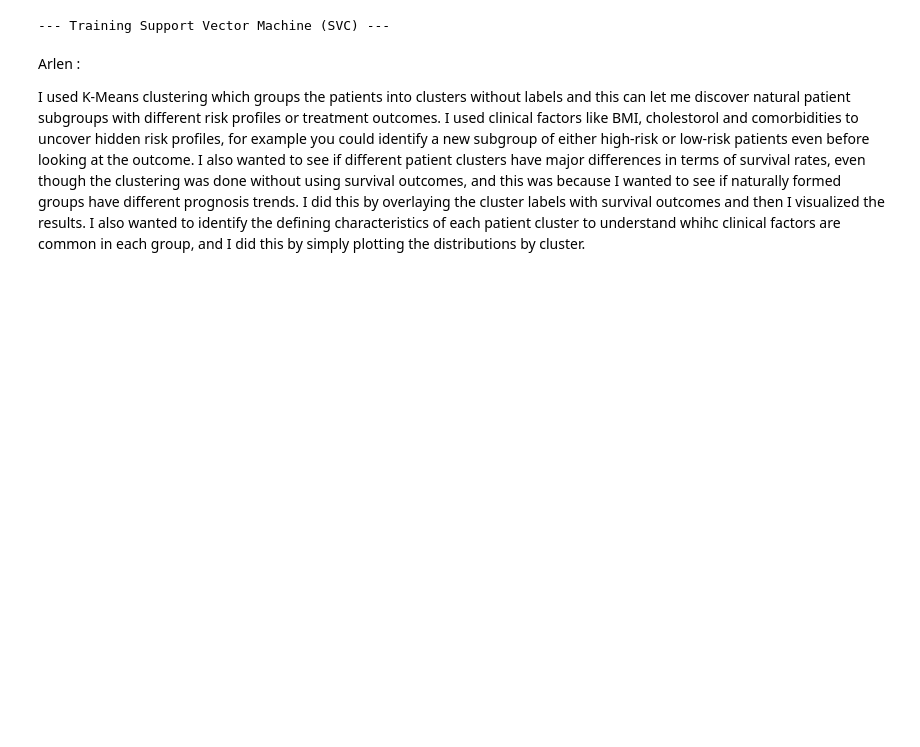
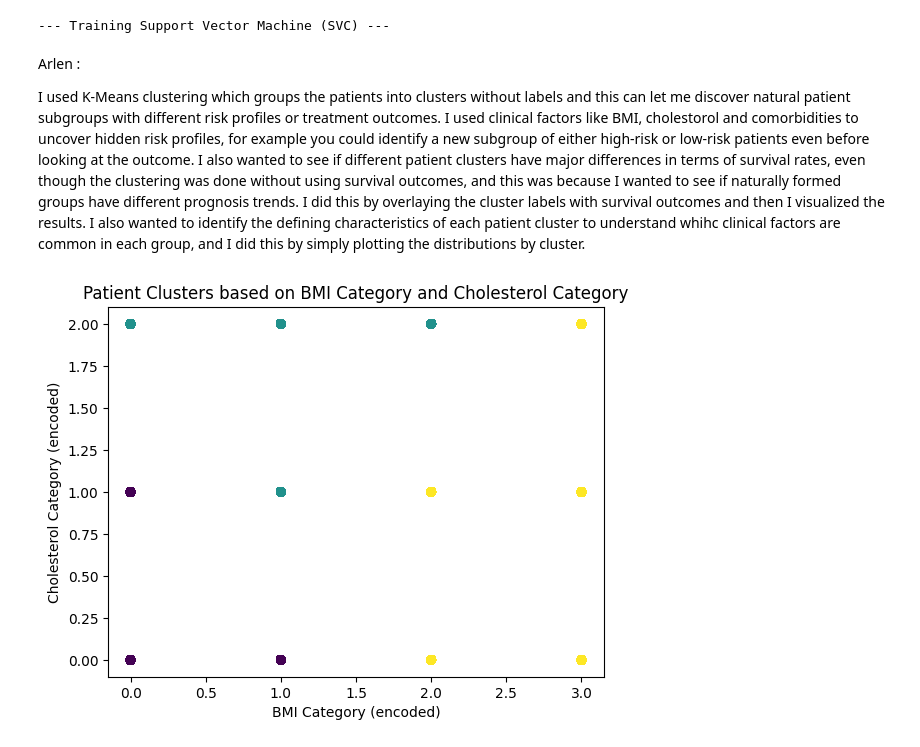
Before and after one commit to Campeon254/DataMining_GroupProject_-Calvin-Tanveer-Samantha-Patricia-Susan-Arlen-, a Jupyter notebook: notebooks/3_data_mining.ipynb, the cells around one changed output. Saved outputs shown, nothing was run; the diff lists cells and outputs as text; code cells hidden in the pictures; blank space fills up the shorter version.

```diff
--- a/notebooks/3_data_mining.ipynb
+++ b/notebooks/3_data_mining.ipynb
@@ -271,10 +272,21 @@ df['gender'] = label_enc.fit_transform(df['gender'])
 df['smoking_status'] = label_enc.fit_transform(df['smoking_status'])
 df['treatment_type'] = label_enc.fit_transform(df['treatment_type'])
 # %%
-# Clustering patients based on BMI and cholesterol level
-plt.scatter(df['bmi'], df['cholesterol_level'], c=df['cluster'], cmap='viridis')
-plt.xlabel('BMI')
-plt.ylabel('Cholesterol Level')
-plt.title('Patient Clusters based on BMI and Cholesterol')
+# Encode categorical variables for clustering
+bmi_encoded = label_enc.fit_transform(df['bmi_category'])
+chol_encoded = label_enc.fit_transform(df['cholesterol_category'])
+
+# Perform KMeans clustering
+X_cluster = np.column_stack((bmi_encoded, chol_encoded))
+kmeans = KMeans(n_clusters=3, random_state=42)
+df['cluster'] = kmeans.fit_predict(X_cluster)
+
+# Clustering patients based on BMI category and cholesterol category
+plt.scatter(bmi_encoded, chol_encoded, c=df['cluster'], cmap='viridis')
+plt.xlabel('BMI Category (encoded)')
+plt.ylabel('Cholesterol Category (encoded)')
+plt.title('Patient Clusters based on BMI Category and Cholesterol Category')
 plt.show()
+# %% [output]
+[figure, added]
 # %%
```
Also changed, not shown: parts of 2 cells of this notebook.
